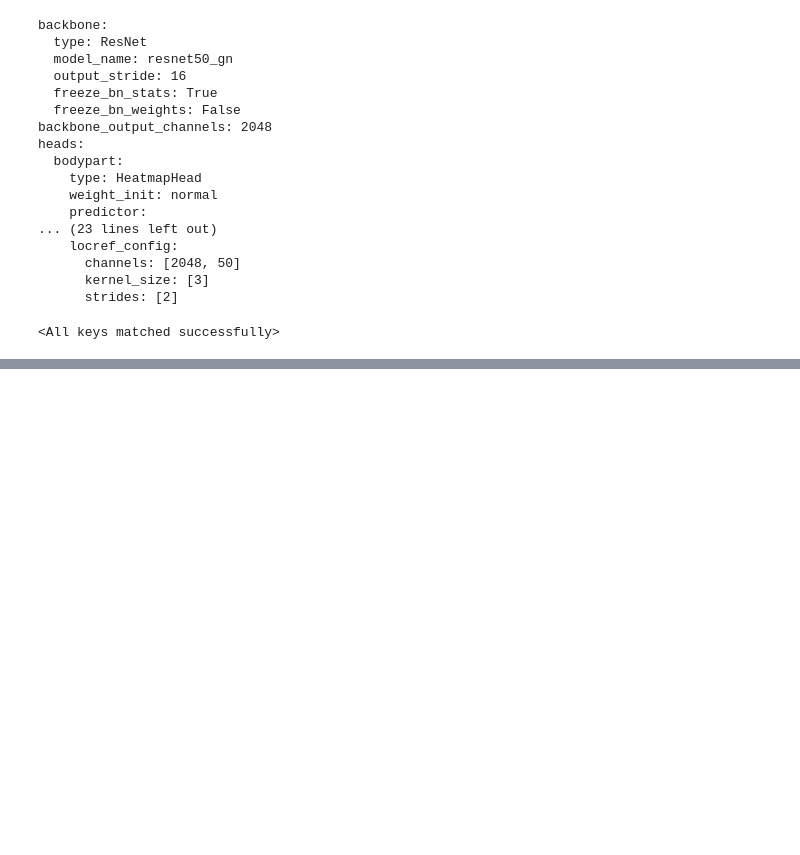
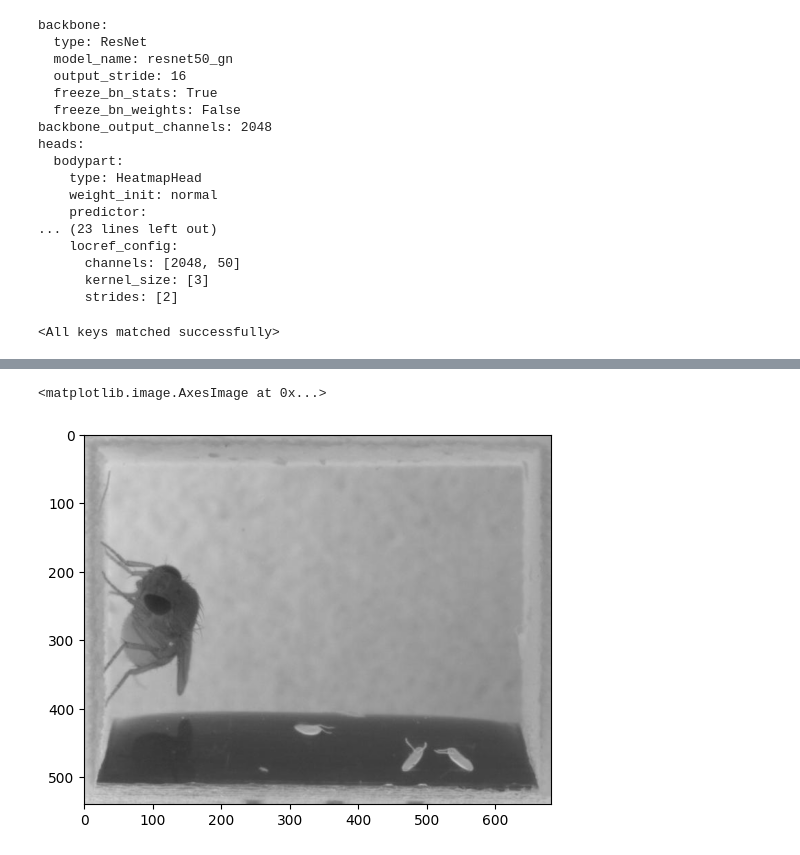
Before and after one commit to DeepLabCutAIResidency/DLC_AI2024, a Jupyter notebook: DeepLabCut-live/exporting_models_starter_code.ipynb, the cells around one changed output, grey strips where cells are left out. Cells and saved outputs as stored; diff of their text form; code cells hidden in the pictures; blank space fills up the shorter version.

```diff
--- a/DeepLabCut-live/exporting_models_starter_code.ipynb
+++ b/DeepLabCut-live/exporting_models_starter_code.ipynb
@@ -257,0 +244,5 @@ dlc_live.cfg["model"]["heads"]["bodypart"]["predictor"]["locref_std"]
+# %%
+plt.imshow(img)
+# %% [output]
+<matplotlib.image.AxesImage at 0x...>
+[figure, added]
```
Also changed, not shown: parts of 19 cells of this notebook, 2 other files.
